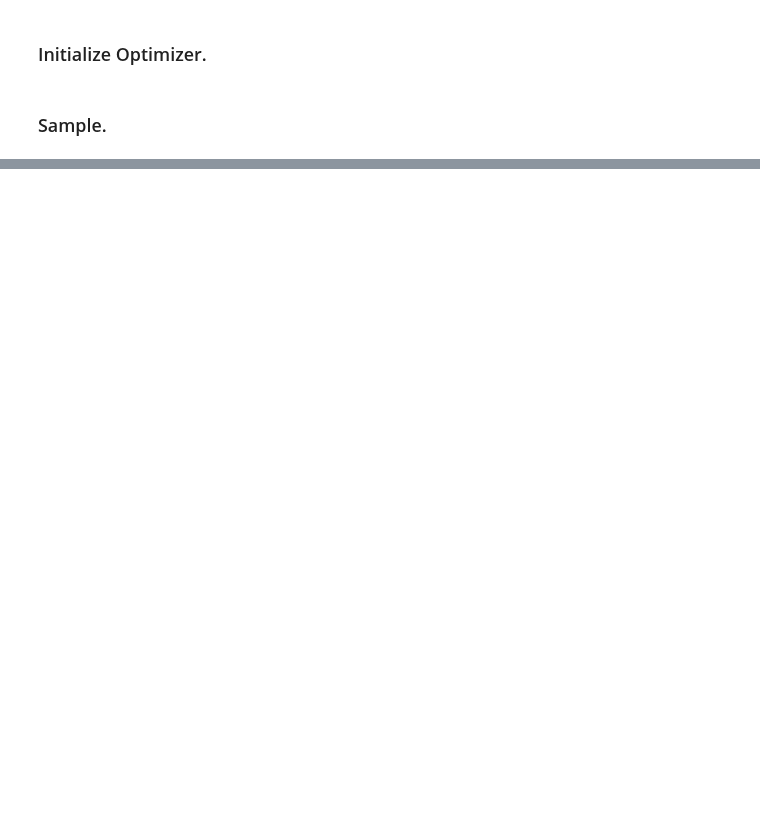
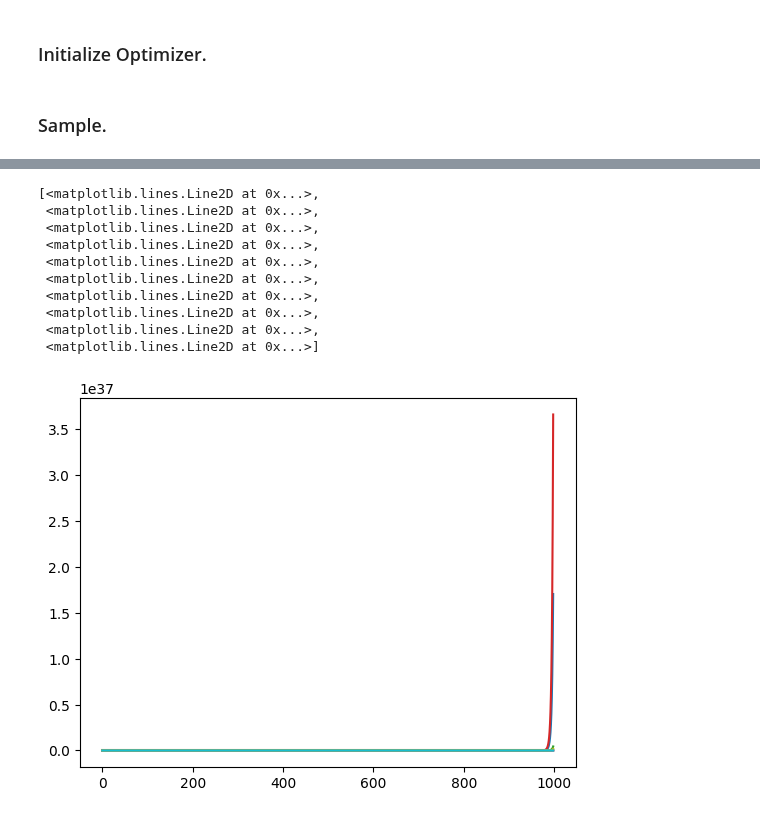
Before and after one commit to theislab/LabCompass-reproducibility, a Jupyter notebook: inverse/loss_guidance/notebooks/compare_gradient_descent/try_gradient_descent.ipynb, the cells around one changed output, grey strips where cells are left out. Cells and saved outputs as stored; diff of their text form; code cells hidden in the pictures; blank space fills up the shorter version.

```diff
--- a/inverse/loss_guidance/notebooks/compare_gradient_descent/try_gradient_descent.ipynb
+++ b/inverse/loss_guidance/notebooks/compare_gradient_descent/try_gradient_descent.ipynb
@@ -300,0 +379,14 @@ OutOfMemoryError: CUDA out of memory. Tried to allocate 20.00 MiB. GPU 0 has a t
+# %%
+plt.plot(losses.detach().cpu().numpy())
+# %% [output]
+[<matplotlib.lines.Line2D at 0x...>,
+ <matplotlib.lines.Line2D at 0x...>,
+ <matplotlib.lines.Line2D at 0x...>,
+ <matplotlib.lines.Line2D at 0x...>,
+ <matplotlib.lines.Line2D at 0x...>,
+ <matplotlib.lines.Line2D at 0x...>,
+ <matplotlib.lines.Line2D at 0x...>,
+ <matplotlib.lines.Line2D at 0x...>,
+ <matplotlib.lines.Line2D at 0x...>,
+ <matplotlib.lines.Line2D at 0x...>]
+[figure, added]
```
Also changed, not shown: parts of 26 cells of this notebook, 5 other files.
